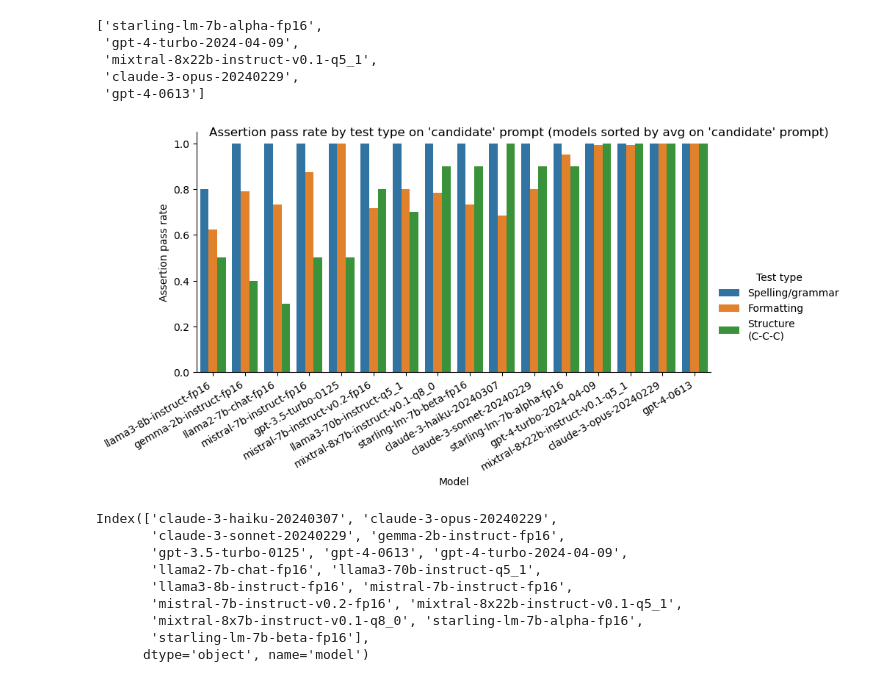
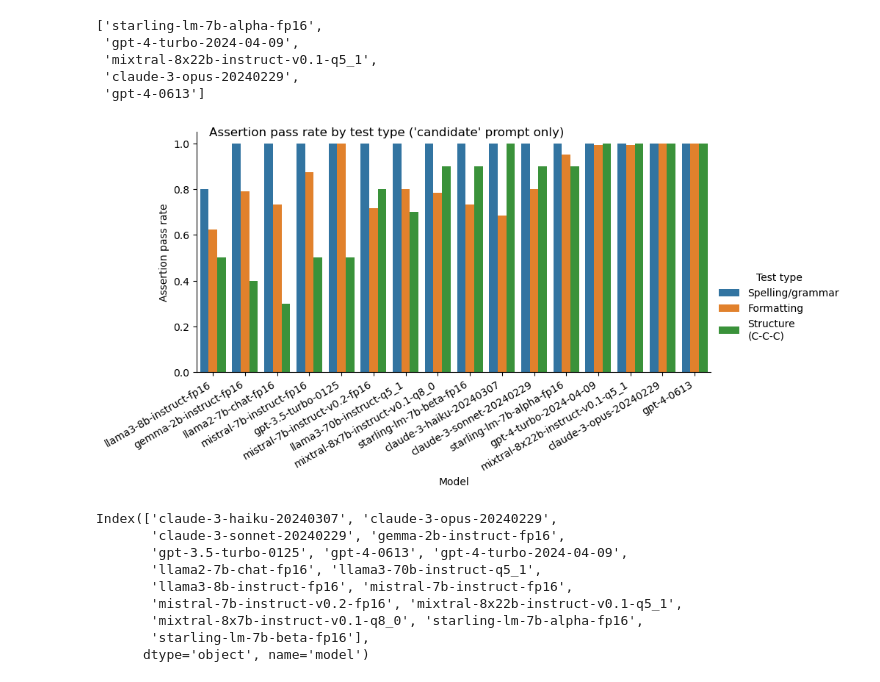
Before and after one commit to pivlab/manubot-ai-editor-evals, a Jupyter notebook: nbs/section_summary/02-introduction.ipynb, the cells around one changed output. Saved outputs shown, nothing was run; the diff lists cells and outputs as text; code cells hidden in the pictures.

```diff
--- a/nbs/section_summary/02-introduction.ipynb
+++ b/nbs/section_summary/02-introduction.ipynb
@@ -657,35 +664,35 @@ g = sns.catplot(
     y="pass_rate",
     hue="comp_type",
     hue_order=[
         "Spelling/grammar",
         "Formatting",
         "Structure",
     ],
     kind="bar",
     order=sorted_models,
     # errorbar=None,
     height=4,
     aspect=2,
     legend_out=True,
 )
 g.fig.suptitle(
-    "Assertion pass rate by test type on 'candidate' prompt (models sorted by avg on 'candidate' prompt)",
+    "Assertion pass rate by test type ('candidate' prompt only)",
     ha="left",
     x=0.11,
 )
 g.set_xticklabels(rotation=30, ha="right")
 g.set(xlabel="Model", ylabel="Assertion pass rate")
 
 g._legend.set_title("Test type")
 new_labels = [
     "Spelling/grammar",
     "Formatting",
     "Structure\n(C-C-C)",
 ]
 for t, l in zip(g._legend.texts, new_labels):
     t.set_text(l)
 # %% [output]
-[figure, old version]
+[figure, new version]
 # %%
 # for testing:
 _tmp = (
```
Also changed, not shown: parts of 31 cells of this notebook, 7 other files.
